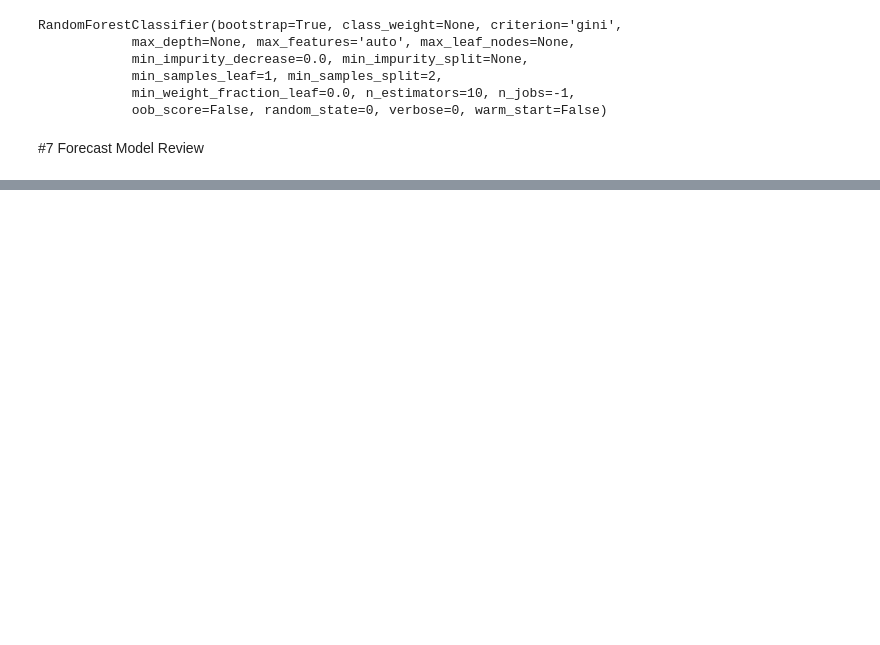
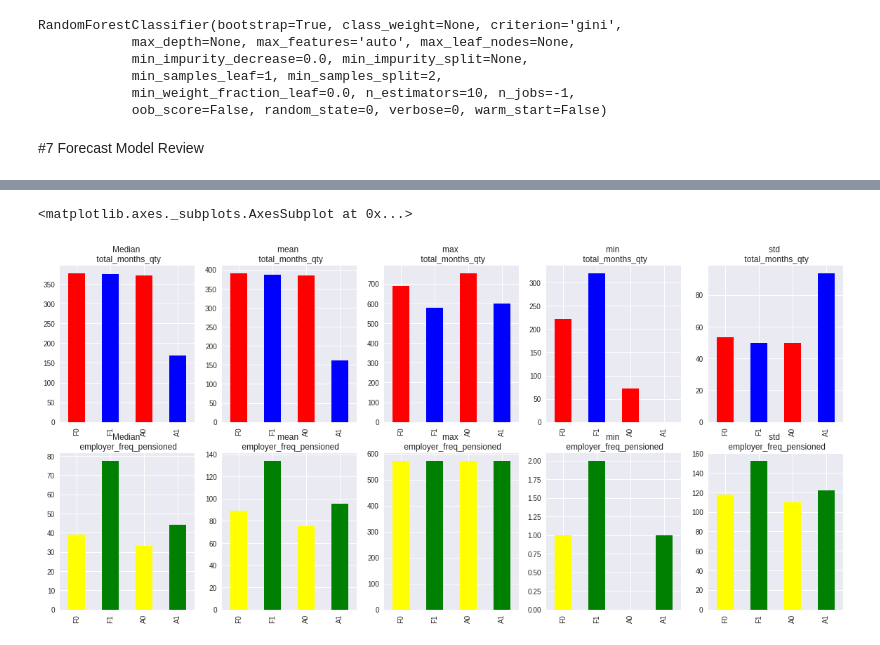
Before and after one commit to akaicomet/NJOITOpenDataCenter, a Jupyter notebook: NJOITOpenDataCenter_Pension_Record_ModelEaluating.ipynb, the cells around one changed output, grey strips where cells are left out. Cells and saved outputs as stored; diff of their text form; code cells hidden in the pictures; blank space fills up the shorter version.

```diff
--- a/NJOITOpenDataCenter_Pension_Record_ModelEaluating.ipynb
+++ b/NJOITOpenDataCenter_Pension_Record_ModelEaluating.ipynb
@@ -226,0 +383,16 @@ df_describe.loc['all_employers_salary_amt',('50%')].plot(ax=axes[0, 0], legend=F
+# %%
+fig, axes = plt.subplots(nrows=2, ncols=5, figsize=(20, 9))
+df_describe.loc['total_months_qty',('50%')].plot(ax=axes[0, 0],title='Median \n total_months_qty',color=["red","blue","red","blue"], legend=False, kind='bar')
+df_describe.loc['total_months_qty',('mean')].plot(ax=axes[0, 1],title='mean \n total_months_qty',color=["red","blue","red","blue"], legend=False, kind='bar')
+df_describe.loc['total_months_qty',('max')].plot(ax=axes[0, 2],title='max \n total_months_qty',color=["red","blue","red","blue"], legend=False, kind='bar')
+df_describe.loc['total_months_qty',('min')].plot(ax=axes[0, 3],title='min \n total_months_qty',color=["red","blue","red","blue"], legend=False, kind='bar')
+df_describe.loc['total_months_qty',('std')].plot(ax=axes[0, 4],title='std \n total_months_qty',color=["red","blue","red","blue"], legend=False, kind='bar')
+
+df_describe.loc['employer_freq_pensioned',('50%')].plot(ax=axes[1, 0],title='Median \n employer_freq_pensioned',color=["yellow","green","yellow","green"], legend=False, kind='bar')
+df_describe.loc['employer_freq_pensioned',('mean')].plot(ax=axes[1, 1],title='mean \n employer_freq_pensioned',color=["yellow","green","yellow","green"], legend=False, kind='bar')
+df_describe.loc['employer_freq_pensioned',('max')].plot(ax=axes[1, 2],title='max \n employer_freq_pensioned',color=["yellow","green","yellow","green"], legend=False, kind='bar')
+df_describe.loc['employer_freq_pensioned',('min')].plot(ax=axes[1, 3],title='min \n employer_freq_pensioned',color=["yellow","green","yellow","green"], legend=False, kind='bar')
+df_describe.loc['employer_freq_pensioned',('std')].plot(ax=axes[1, 4],title='std \n employer_freq_pensioned',color=["yellow","green","yellow","green"], legend=False, kind='bar')
+# %% [output]
+<matplotlib.axes._subplots.AxesSubplot at 0x...>
+[figure, added]
```
Also changed, not shown: parts of 24 cells of this notebook.
